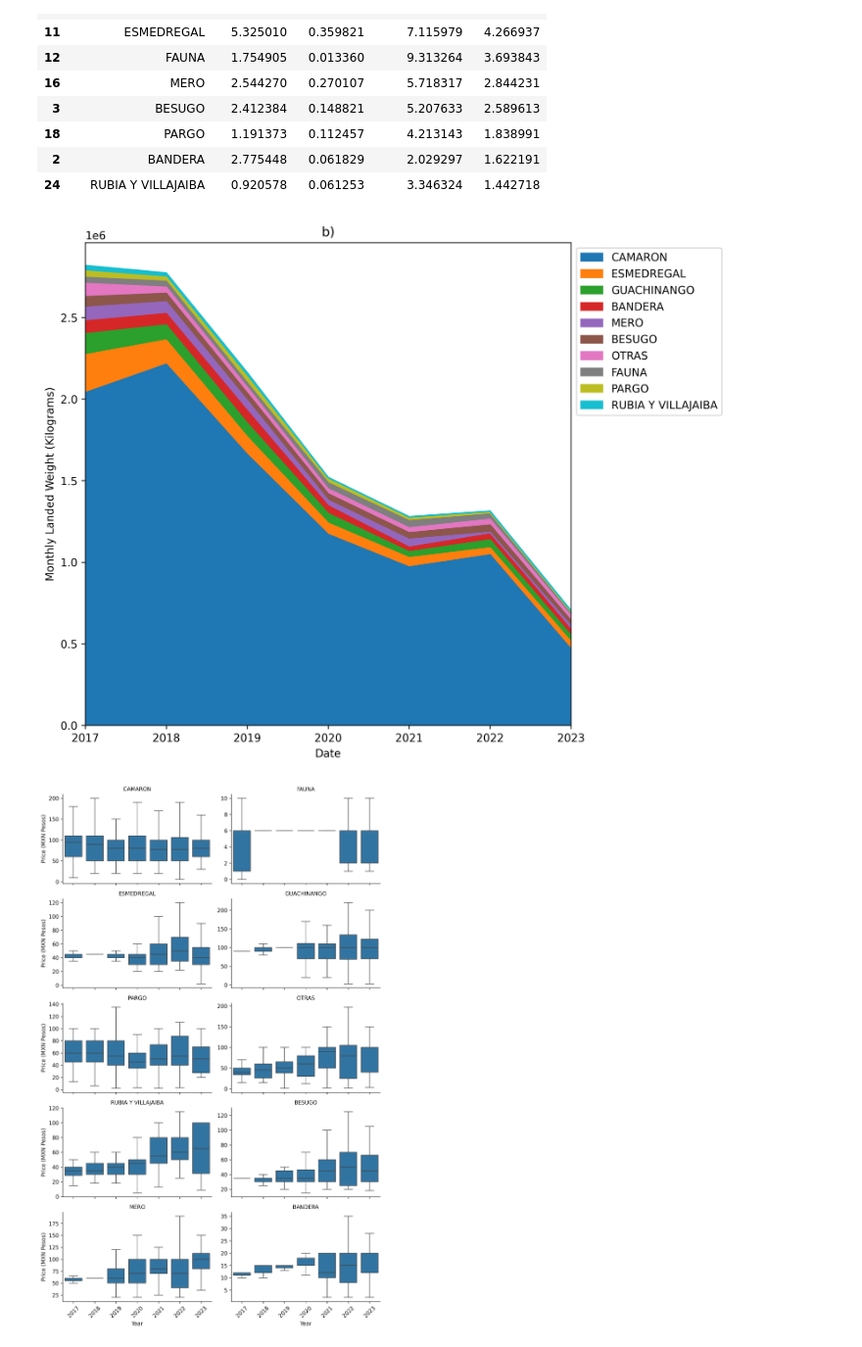
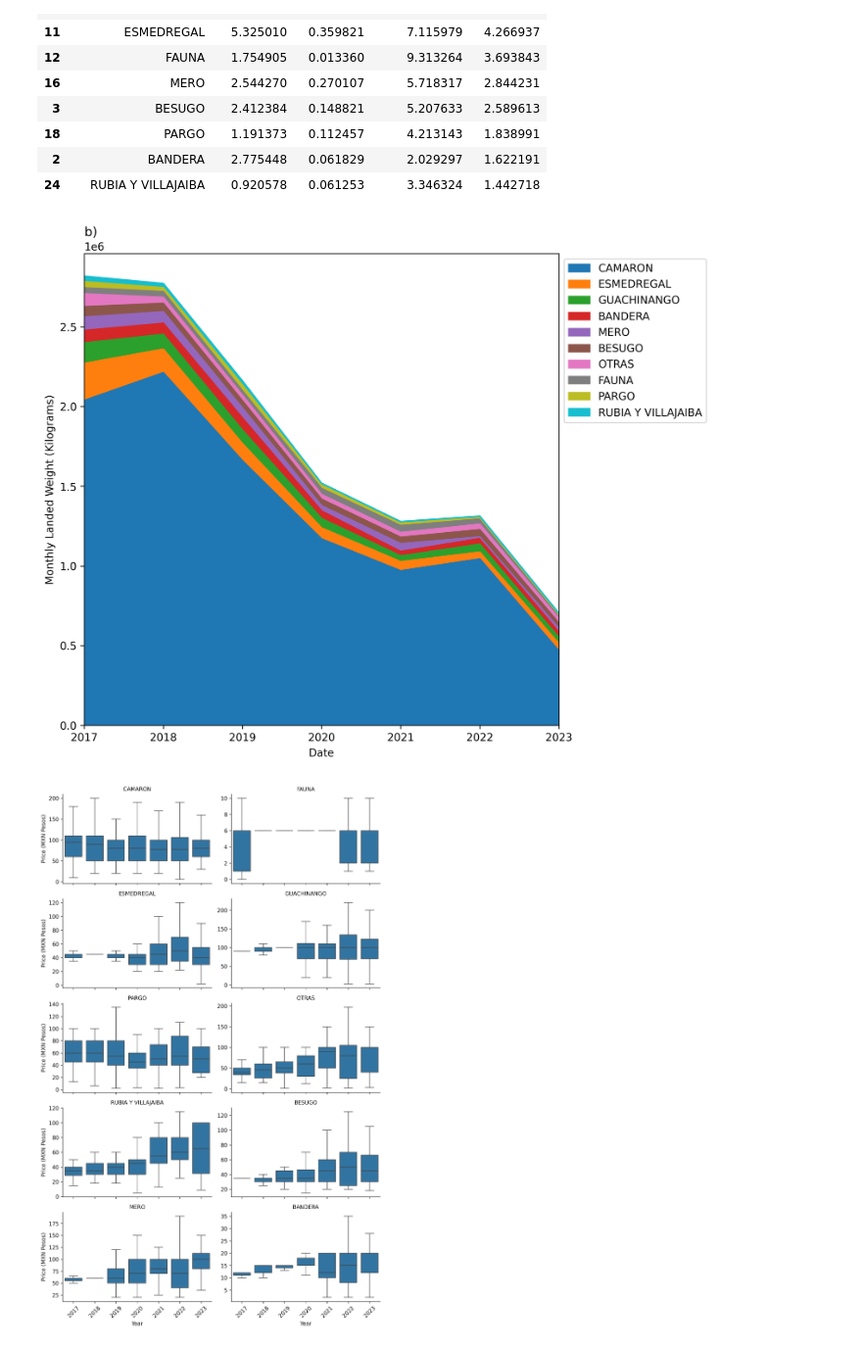
Before and after one commit to Marine-Data-Lab/Nemos_vms_analisys, a Jupyter notebook: analisys_landings_ind.ipynb, the cells around one changed output. Shown at 98% size. Drawn from its saved outputs; the diff is of its cells as text; code cells hidden in the pictures.

```diff
--- a/analisys_landings_ind.ipynb
+++ b/analisys_landings_ind.ipynb
@@ -73,21 +73,21 @@ iir_df[:10]
 # %%
 # Group by year, month, and species to get the monthly data
 monthly_df = top_10_species_df.groupby([pd.Grouper(key='FECHA AVISO', freq='YE'), 'NOMBRE PRINCIPAL'])['PESO DESEMBARCADO_KILOGRAMOS'].sum().unstack().fillna(0)
 
 # Sort the columns according to the total catch
 ordered_columns = monthly_df.sum().sort_values(ascending=False).index
 monthly_df = monthly_df[ordered_columns]
 
 # Plot the monthly time series with stacked areas
 plt.figure(figsize=(8, 8),dpi=300)
 monthly_df.plot.area(stacked=True, ax=plt.gca())
-plt.title('b)')
+plt.title('b)',loc='left')
 plt.xlabel('Date')
 plt.ylabel('Monthly Landed Weight (Kilograms)')
 plt.legend(loc='upper left', bbox_to_anchor=(1, 1))
 plt.show()
 # %% [output]
-[figure, old version]
+[figure, new version]
 # %%
 # Filter data for the top 10 species by IIR
 top_10_species_df = df[df['NOMBRE PRINCIPAL'].isin(iir_df['NOMBRE PRINCIPAL'].head(10))]
```
Also changed, not shown: 2 other files.
